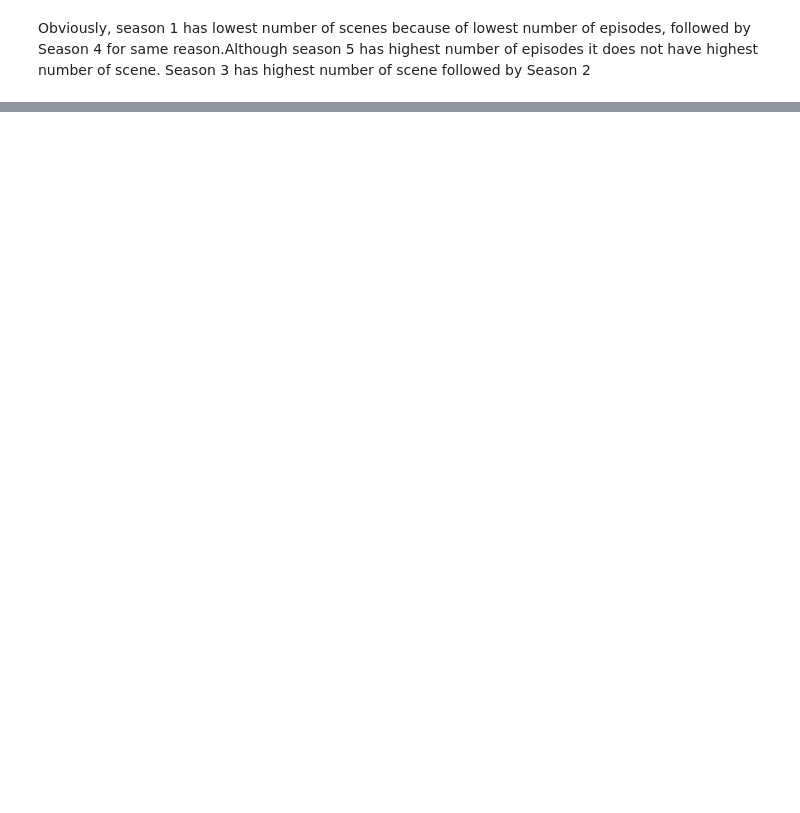
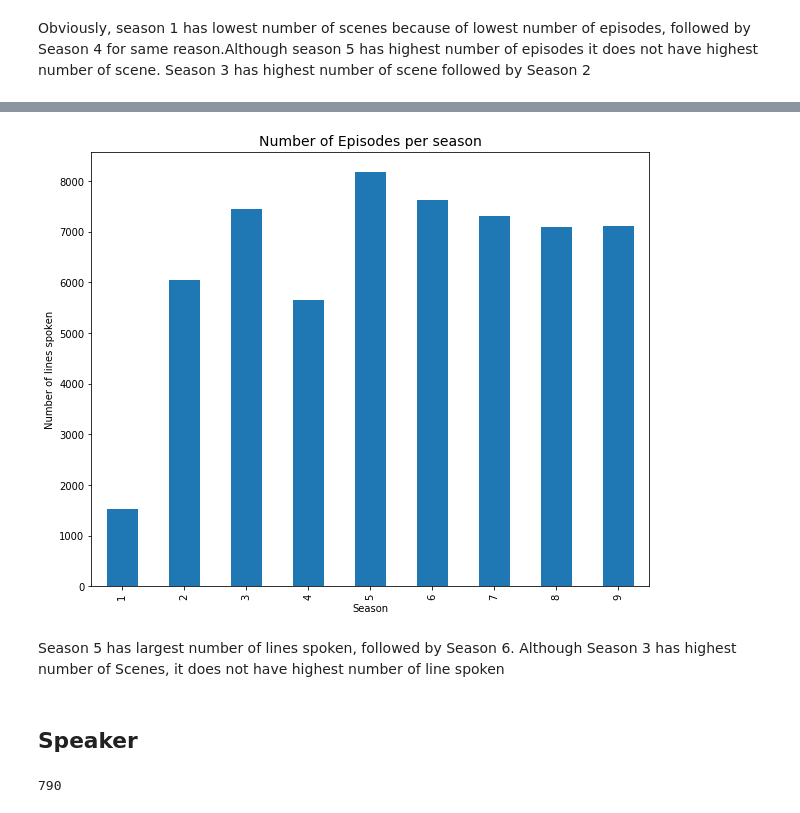
Before and after one commit to rameez471/The-Office-Dataset, a Jupyter notebook: EDA.ipynb, the cells around one changed output, grey strips where cells are left out. Saved outputs shown, nothing was run; the diff lists cells and outputs as text; code cells hidden in the pictures; blank space fills up the shorter version.

```diff
--- a/EDA.ipynb
+++ b/EDA.ipynb
@@ -288,0 +358,17 @@ Obviously, season 1 has lowest number of scenes because of lowest number of epis
+# %%
+df.groupby('season')['line_text'].count().plot(kind='bar',figsize=(10,8))
+plt.title('Number of Episodes per season', fontsize=14)
+plt.xlabel('Season')
+plt.ylabel('Number of lines spoken')
+plt.savefig('./dataset/Number of line spoken.png')
+plt.show()
+# %% [output]
+[figure, added]
+# %% [markdown]
+Season 5 has largest number of lines spoken, followed by Season 6. Although Season 3 has highest number of Scenes, it does not have highest number of line spoken
+# %% [markdown]
+## Speaker
+# %%
+df['speaker'].nunique()
+# %% [output]
+790
```
Also changed, not shown: parts of 23 cells of this notebook.
